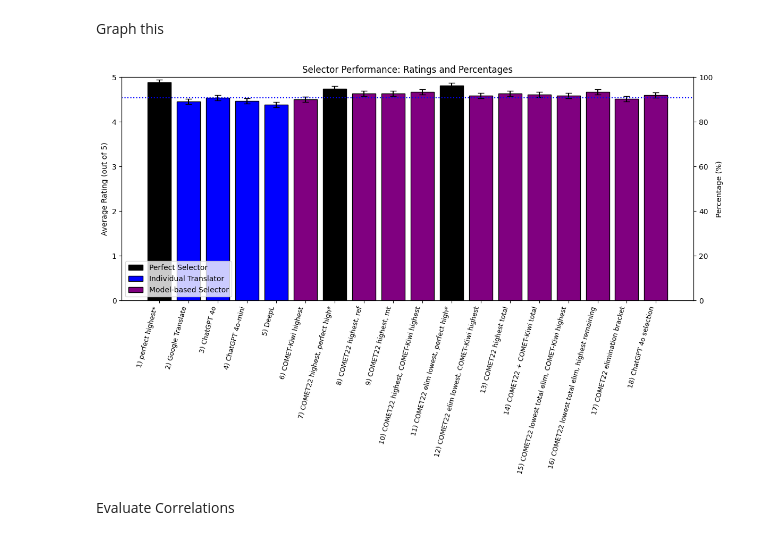
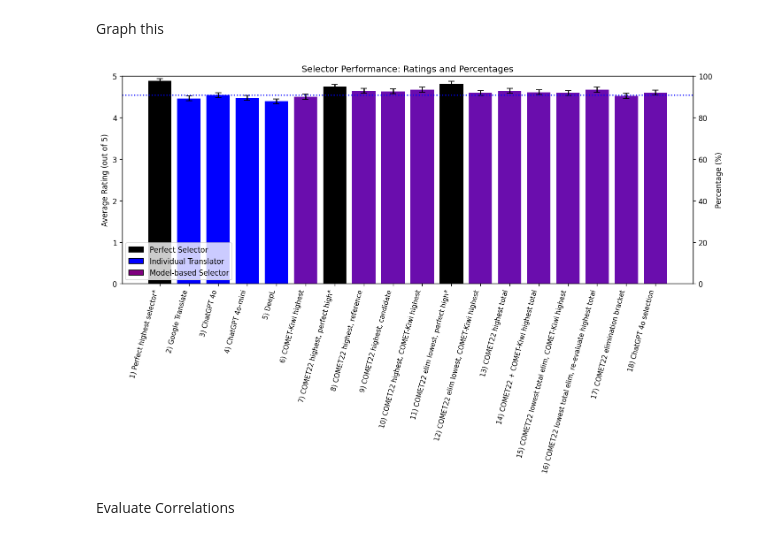
Before and after one commit to antoinevilain001/translation_thesis, a Jupyter notebook: translation_analysis/analysis1/analysis2.ipynb, the cells around one changed output. Cells and saved outputs as stored; diff of their text form; code cells hidden in the pictures.

```diff
--- a/translation_analysis/analysis1/analysis2.ipynb
+++ b/translation_analysis/analysis1/analysis2.ipynb
@@ -695,13 +695,13 @@ from matplotlib.patches import Patch
 
 # Labels and data (same as before)
 labels = [
-    "perfect highest*", "Google Translate", "ChatGPT 4o", "ChatGPT 4o-mini", "DeepL",
-    "COMET-Kiwi highest", "COMET22 highest, perfect high*", "COMET22 highest, ref",
-    "COMET22 highest, mt", "COMET22 highest, COMET-Kiwi highest",
+    "Perfect highest selector*", "Google Translate", "ChatGPT 4o", "ChatGPT 4o-mini", "DeepL",
+    "COMET-Kiwi highest", "COMET22 highest, perfect high*", "COMET22 highest, reference",
+    "COMET22 highest, candidate", "COMET22 highest, COMET-Kiwi highest",
     "COMET22 elim lowest, perfect high*", "COMET22 elim lowest, COMET-Kiwi highest",
-    "COMET22 highest total", "COMET22 + COMET-Kiwi total",
+    "COMET22 highest total", "COMET22 + COMET-Kiwi highest total",
     "COMET22 lowest total elim, COMET-Kiwi highest",
-    "COMET22 lowest total elim, highest remaining",
+    "COMET22 lowest total elim, re-evaluate highest total",
     "COMET22 elimination bracket", "ChatGPT 4o selection"
 ]
 
@@ -731,46 +731,46 @@ for i in range(len(ratings)):
     elif 1 <= i <= 4:
         colors.append("blue")
     else:
-        colors.append("purple")
+        colors.append("#6a0dad")
 
 # Add evaluator numbers to labels
 labels_numbered = [f"{i+1}) {label}" for i, label in enumerate(labels)]
 
 # Plotting
-fig, ax1 = plt.subplots(figsize=(12, 8))
+fig, ax1 = plt.subplots(figsize=(12, 8), dpi=120)
 x = np.arange(len(labels))
 
-bars = ax1.bar(x, ratings, yerr=rating_errors, color=colors, edgecolor='black', capsize=4)
+bars = ax1.bar(x, ratings, yerr=rating_errors, color=colors, capsize=4)
 ax1.set_ylabel("Average Rating (out of 5)")
 ax1.set_ylim(0, 5)
 
 # Draw horizontal line at ChatGPT 4o score (index 2 → 4.54)
 chatgpt_score = ratings[2]
 ax1.axhline(chatgpt_score, color='blue', linestyle='dotted', linewidth=1.5)
 
 # Secondary percentage scale
 ax2 = ax1.twinx()
 ax2.set_ylabel("Percentage (%)")
 ax2.set_ylim(0, 100)
 
 # Label ticks
 ax1.set_xticks(x)
 ax1.set_xticklabels(labels_numbered, rotation=75, ha="right", fontsize=9)
 ax1.set_title("Selector Performance: Ratings and Percentages")
 
 # Legend
 legend_elements = [
     Patch(facecolor='black', edgecolor='black', label='Perfect Selector'),
     Patch(facecolor='blue', edgecolor='black', label='Individual Translator'),
     Patch(facecolor='purple', edgecolor='black', label='Model-based Selector')
 ]
 ax1.legend(handles=legend_elements, loc='lower left')
 
 plt.tight_layout()
 plt.savefig('outputs/analysis_app_solution/final_selector_performances_bargraph.png')
 plt.show()
 # %% [output]
-[figure, old version]
+[figure, new version]
 # %% [markdown]
 Evaluate Correlations
 # %%
```
Also changed, not shown: 1 other file.
